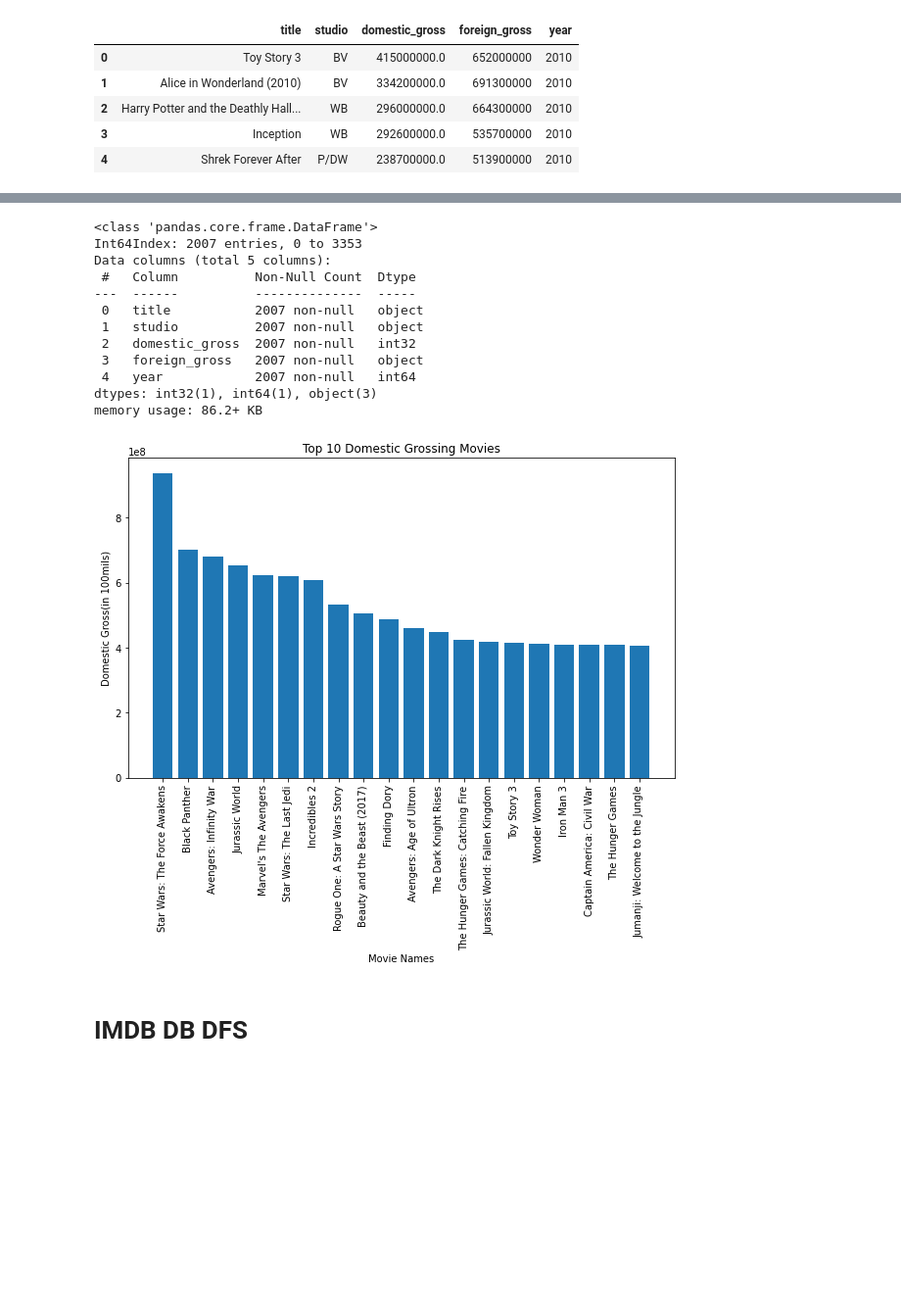
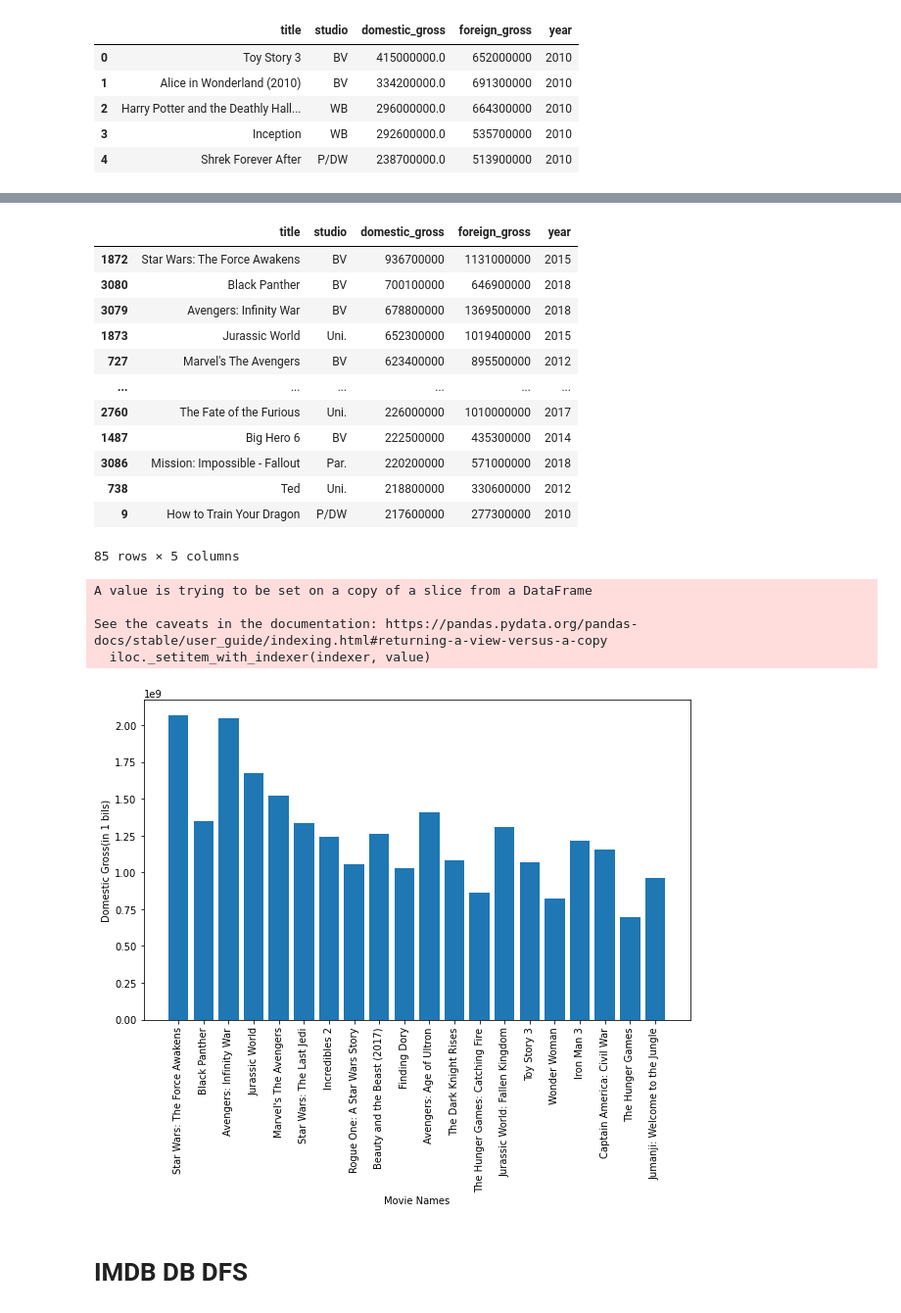
Before and after one commit to charlesmpan/FilmStudioMovieRec, a Jupyter notebook: final_notebook-Kev.ipynb, the cells around one changed output, grey strips where cells are left out. Shown: that part at 98% size. Cells and saved outputs as stored; diff of their text form; code cells hidden in the pictures; blank space fills up the shorter version.

```diff
--- a/final_notebook-Kev.ipynb
+++ b/final_notebook-Kev.ipynb
@@ -75,19 +55,27 @@ sorted_bom
+# %%
+bom_movie_gross_df.sort_values(by=['domestic_gross'],ascending=False).head(85)
+# %% [output]
+|  | title | studio | domestic_gross | foreign_gross | year |
+| 1872 | Star Wars: The Force Awakens | BV | 936700000 | 1131000000 | 2015 |
+| 3080 | Black Panther | BV | 700100000 | 646900000 | 2018 |
+| 3079 | Avengers: Infinity War | BV | 678800000 | 1369500000 | 2018 |
+| 1873 | Jurassic World | Uni. | 652300000 | 1019400000 | 2015 |
+| 727 | Marvel's The Avengers | BV | 623400000 | 895500000 | 2012 |
+| ... | ... | ... | ... | ... | ... |
+| 2760 | The Fate of the Furious | Uni. | 226000000 | 1010000000 | 2017 |
+| 1487 | Big Hero 6 | BV | 222500000 | 435300000 | 2014 |
+| 3086 | Mission: Impossible - Fallout | Par. | 220200000 | 571000000 | 2018 |
+| 738 | Ted | Uni. | 218800000 | 330600000 | 2012 |
+| 9 | How to Train Your Dragon | P/DW | 217600000 | 277300000 | 2010 |
+85 rows × 5 columns
 # %%
 bom_movie_gross_df.dropna(inplace=True)
-# %%
-bom_movie_gross_df.info()
-# %% [output]
-<class 'pandas.core.frame.DataFrame'>
-Int64Index: 2007 entries, 0 to 3353
-Data columns (total 5 columns):
- #   Column          Non-Null Count  Dtype
----  ------          --------------  -----
- 0   title           2007 non-null   object
- 1   studio          2007 non-null   object
- 2   domestic_gross  2007 non-null   int32
- 3   foreign_gross   2007 non-null   object
- 4   year            2007 non-null   int64
-dtypes: int32(1), int64(1), object(3)
-memory usage: 86.2+ KB
 # %%
 bom_movie_gross_df["domestic_gross"]=bom_movie_gross_df["domestic_gross"].astype(int)
+# %%
+bom_movie_gross_df['foreign_gross'].loc[2760] = 1010.00 * 1000000
+# %% [output]
+A value is trying to be set on a copy of a slice from a DataFrame
+
+See the caveats in the documentation: https://pandas.pydata.org/pandas-docs/stable/user_guide/indexing.html#returning-a-view-versus-a-copy
+  iloc._setitem_with_indexer(indexer, value)
@@ -94,12 +92,15 @@ bom_movie_gross_df["domestic_gross"]=bom_movie_gross_df["domestic_gross"].astype
 # %%
-fig, ax = plt.subplots(figsize=(10, 6))
-ax.bar(sorted_bom['title'],sorted_bom['domestic_gross'])
-ax.set_xlabel('Movie Names')
-ax.set_ylabel('Domestic Gross(in 100mils)')
+fig, ax1 = plt.subplots(figsize=(10, 6))
+x = sorted_bom['title']
+y = sorted_bom['domestic_gross'] + sorted_bom['foreign_gross']
+
+ax1.bar(x,y)
+ax1.set_xlabel('Movie Names')
+ax1.set_ylabel('Domestic Gross(in 1 bils)')
 ax.set_title('Top 10 Domestic Grossing Movies')
 plt.xticks(rotation=90);
 # %% [output]
-[figure, old version]
+[figure, new version]
 # %% [markdown]
 # IMDB DB DFS
 # %%
```
Also changed, not shown: parts of 12 cells of this notebook.
